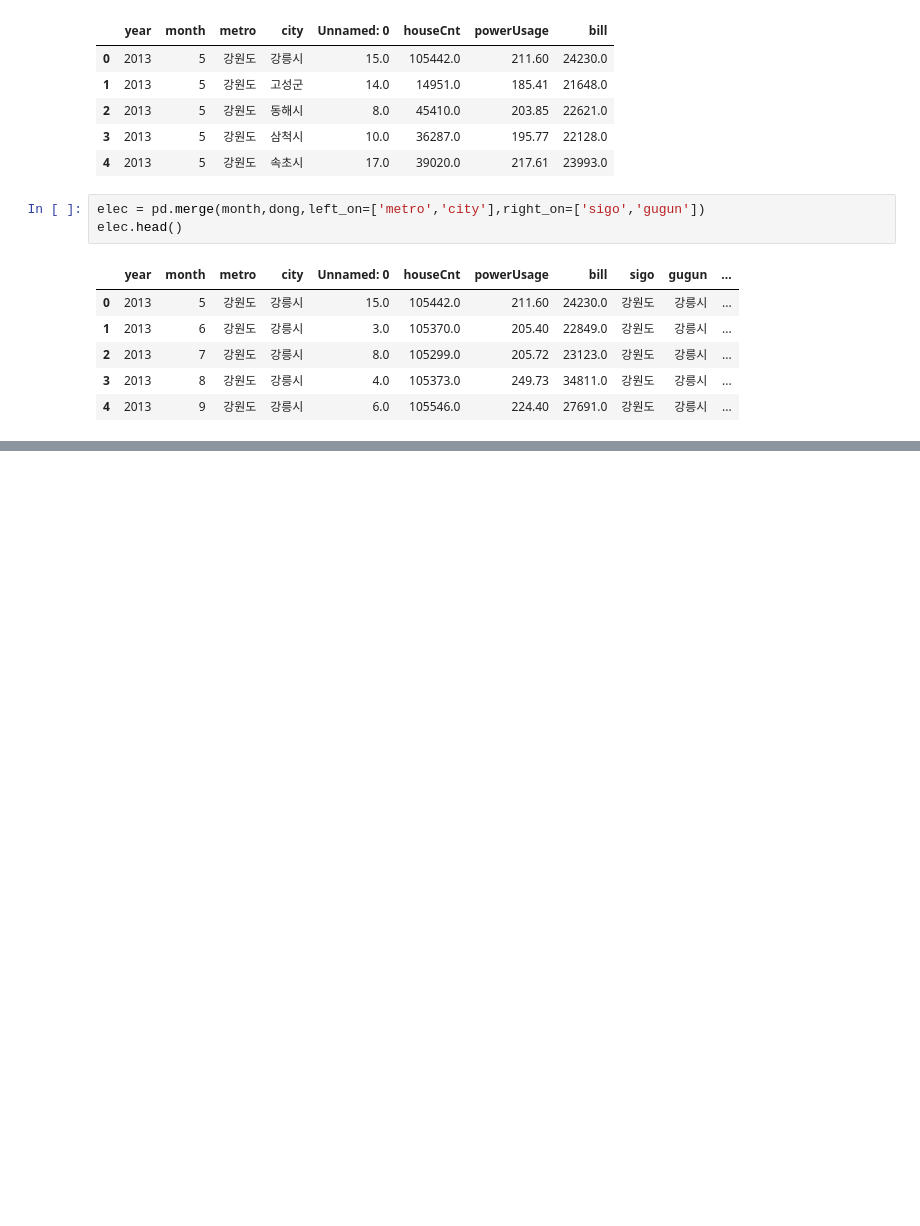
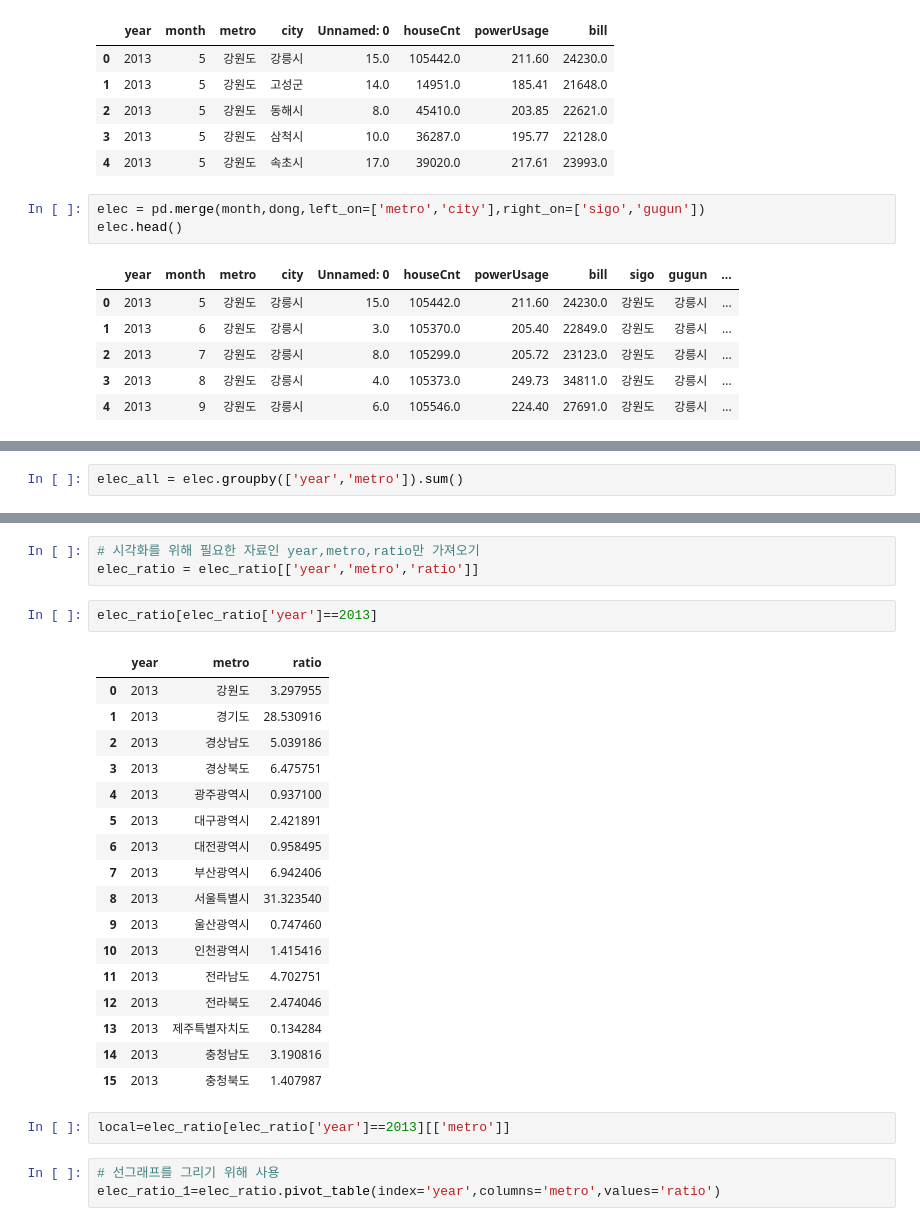
Before and after one commit to SSUUN/kepco_5, a Jupyter notebook: project/동.ipynb, the cells around one changed output, grey strips where cells are left out. Saved outputs shown, nothing was run; the diff lists cells and outputs as text; blank space fills up the shorter version.

```diff
--- a/project/동.ipynb
+++ b/project/동.ipynb
@@ -187,3 +191,5 @@ elec.head()
 | 2 | 2013 | 7 | 강원도 | 강릉시 | 8.0 | 105299.0 | 205.72 | 23123.0 | 13501.0 | 37.745315 | ... |
 | 3 | 2013 | 8 | 강원도 | 강릉시 | 4.0 | 105373.0 | 249.73 | 34811.0 | 13501.0 | 37.745315 | ... |
 | 4 | 2013 | 9 | 강원도 | 강릉시 | 6.0 | 105546.0 | 224.40 | 27691.0 | 13501.0 | 37.745315 | ... |
+# %%
+elec_all = elec.groupby(['year','metro']).sum()
@@ -189,0 +207,28 @@ elec.head()
+# %%
+# 시각화를 위해 필요한 자료인 year,metro,ratio만 가져오기
+elec_ratio = elec_ratio[['year','metro','ratio']]
+# %%
+elec_ratio[elec_ratio['year']==2013]
+# %% [output]
+|  | year | metro | ratio |
+| 0 | 2013 | 강원도 | 3.297955 |
+| 1 | 2013 | 경기도 | 28.530916 |
+| 2 | 2013 | 경상남도 | 5.039186 |
+| 3 | 2013 | 경상북도 | 6.475751 |
+| 4 | 2013 | 광주광역시 | 0.937100 |
+| 5 | 2013 | 대구광역시 | 2.421891 |
+| 6 | 2013 | 대전광역시 | 0.958495 |
+| 7 | 2013 | 부산광역시 | 6.942406 |
+| 8 | 2013 | 서울특별시 | 31.323540 |
+| 9 | 2013 | 울산광역시 | 0.747460 |
+| 10 | 2013 | 인천광역시 | 1.415416 |
+| 11 | 2013 | 전라남도 | 4.702751 |
+| 12 | 2013 | 전라북도 | 2.474046 |
+| 13 | 2013 | 제주특별자치도 | 0.134284 |
+| 14 | 2013 | 충청남도 | 3.190816 |
+| 15 | 2013 | 충청북도 | 1.407987 |
+# %%
+local=elec_ratio[elec_ratio['year']==2013][['metro']]
+# %%
+# 선그래프를 그리기 위해 사용
+elec_ratio_1=elec_ratio.pivot_table(index='year',columns='metro',values='ratio')
```
Also changed, not shown: parts of 5 cells of this notebook.
